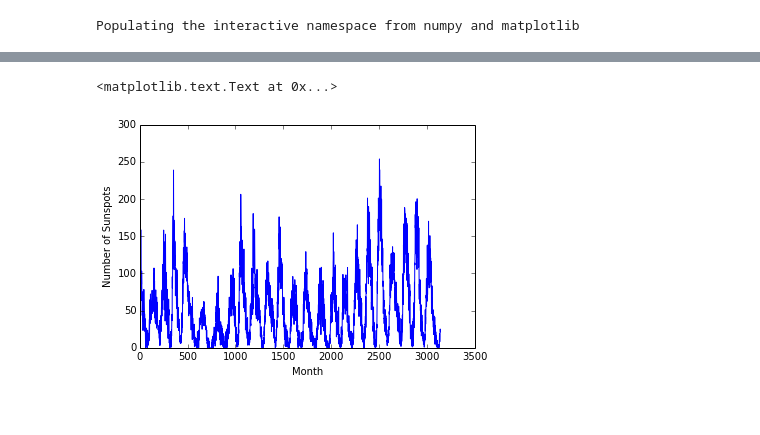
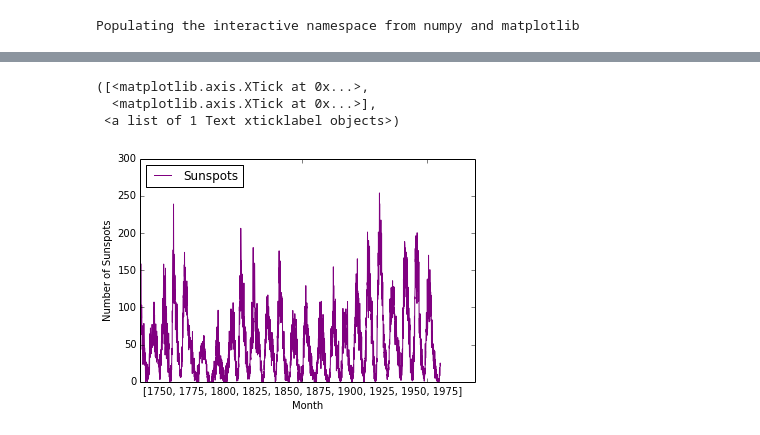
Before and after one commit to dclove202/PHYS202-S14, a Jupyter notebook: Graphics/GraphicsExercises.ipynb, the cells around one changed output, grey strips where cells are left out. Cells and saved outputs as stored; diff of their text form; code cells hidden in the pictures.

```diff
--- a/Graphics/GraphicsExercises.ipynb
+++ b/Graphics/GraphicsExercises.ipynb
@@ -159,9 +102,17 @@ if 1:
 # %%
 x,y = np.loadtxt('sunspots.txt', unpack=True)
 
-plt.plot(x,y)
+plt.plot(x,y, label='Sunspots', color='purple')
 plt.xlabel('Month')
 plt.ylabel('Number of Sunspots')
+plt.legend(loc='upper left')
+years=[]
+for i in range(10):
+    years.append((1750+25*i))
+
+plt.xticks([1700,3000], [years])
 # %% [output]
-<matplotlib.text.Text at 0x...>
+([<matplotlib.axis.XTick at 0x...>,
+  <matplotlib.axis.XTick at 0x...>],
+ <a list of 1 Text xticklabel objects>)
-[figure, old version]
+[figure, new version]
```
Also changed, not shown: parts of 19 cells of this notebook, 4 other files.
